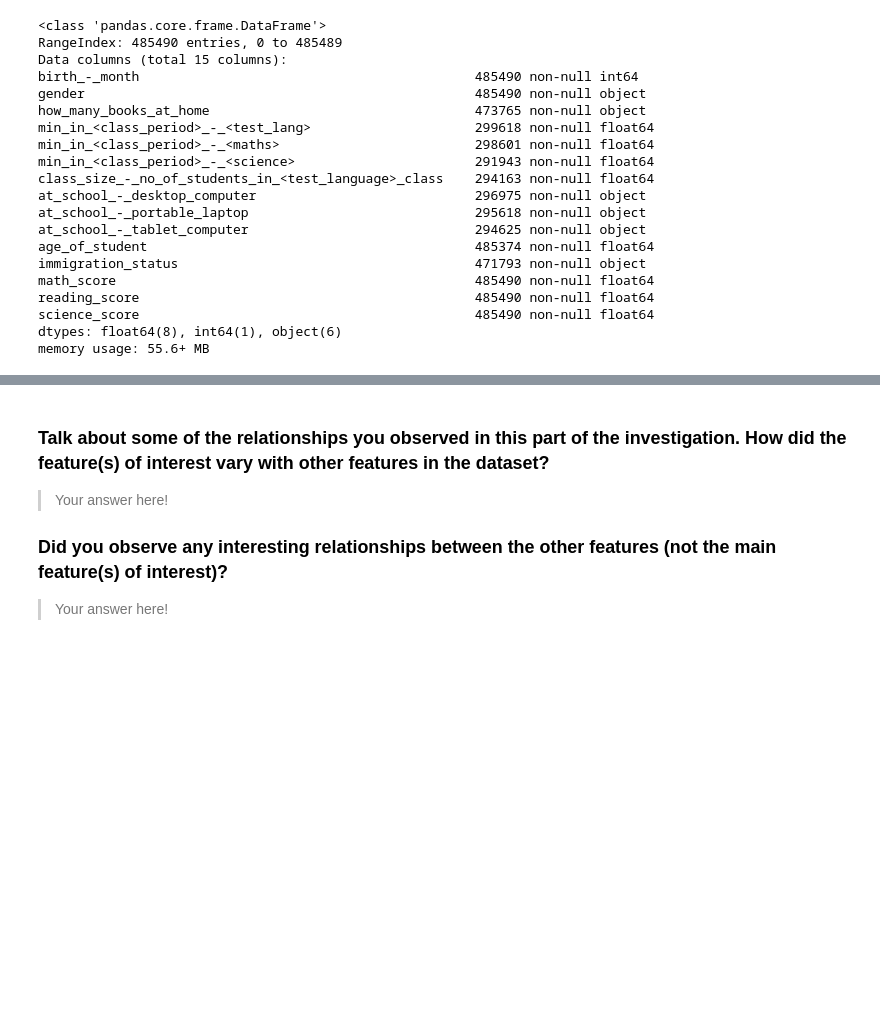
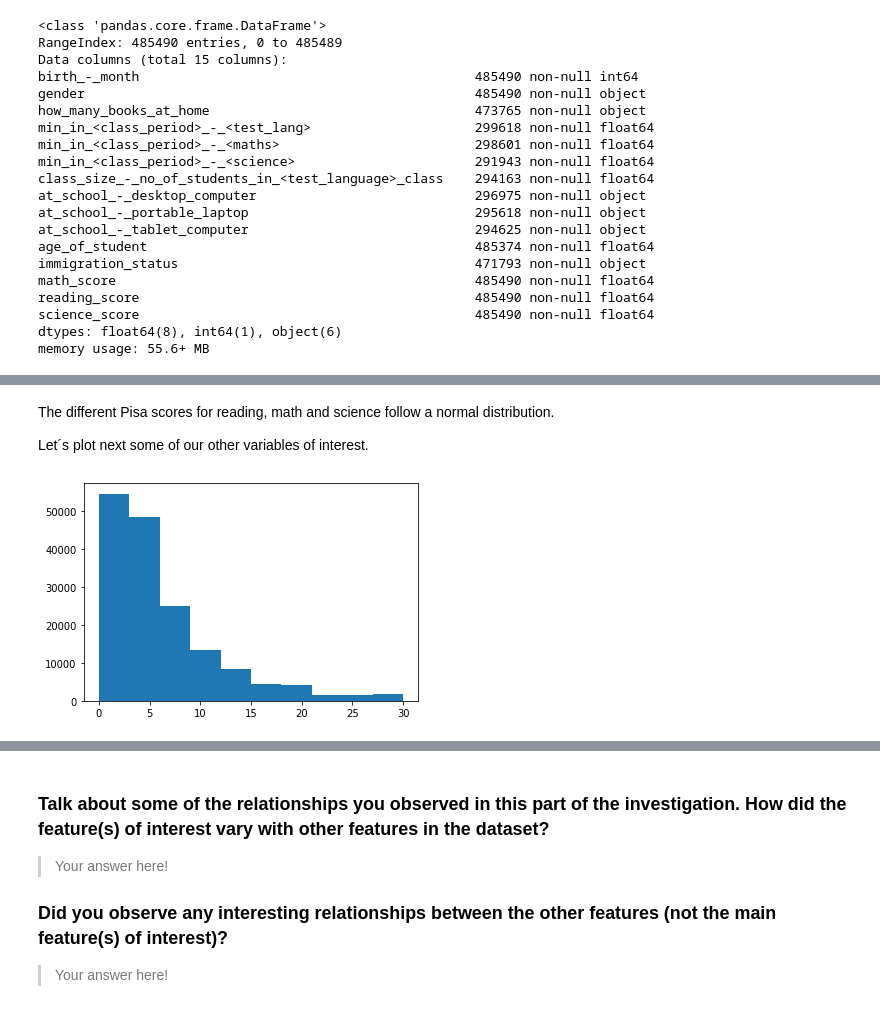
Before and after one commit to simonvlc/Coursera_Capstone, a Jupyter notebook: data_visualization/exploration_template.ipynb, the cells around one changed output, grey strips where cells are left out. Cells and saved outputs as stored; diff of their text form; code cells hidden in the pictures; blank space fills up the shorter version.

```diff
--- a/data_visualization/exploration_template.ipynb
+++ b/data_visualization/exploration_template.ipynb
@@ -542,0 +382,9 @@ memory usage: 19.9+ MB
+# %% [markdown]
+The different Pisa scores for reading, math and science follow a normal distribution.
+
+Let´s plot next some of our other variables of interest.
+# %%
+# Histogram for time of homework
+plt.hist(data = df_clean, x = 'out-of-school_study_time_-_homework');
+# %% [output]
+[figure, added]
```
Also changed, not shown: parts of 64 cells of this notebook.
